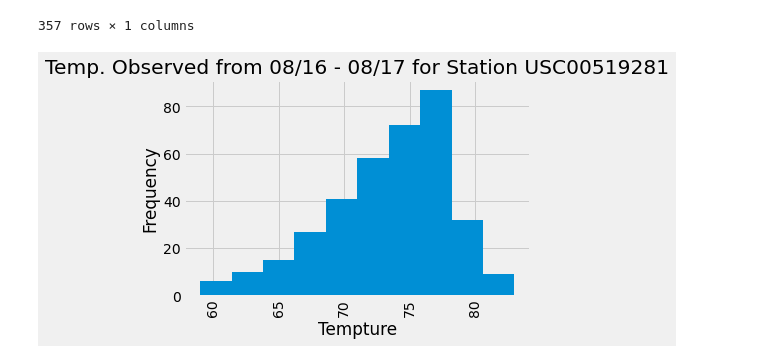
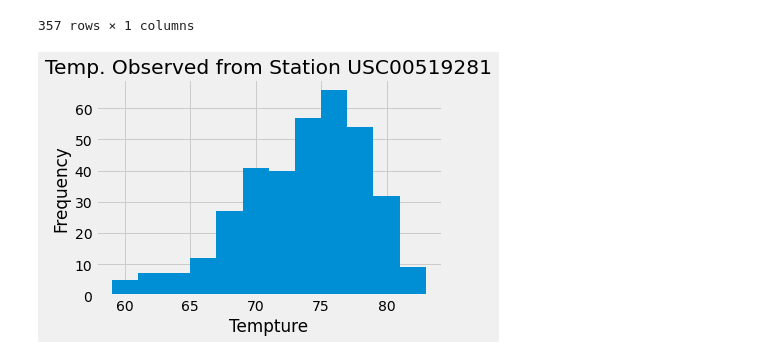
Before and after one commit to ccromperla/sqlalchemy_challenge, a Jupyter notebook: climate_analysis.ipynb, the cells around one changed output. Cells and saved outputs as stored; diff of their text form; code cells hidden in the pictures.

```diff
--- a/climate_analysis.ipynb
+++ b/climate_analysis.ipynb
@@ -269,15 +271,17 @@ station_temps
 | USC00519281 | 79.0 |
 357 rows × 1 columns
 # %%
-station_hist = station_temps.hist(column = 'tobs', by = 'station')
+station_hist = station_temps.hist(column = 'tobs', by = 'station', bins = 12)
 
 plt.xlabel('Tempture')
 plt.ylabel('Frequency')
-plt.title('Temp. Observed from 08/16 - 08/17 for Station USC00519281')
+plt.title('Temp. Observed from Station USC00519281')
+
+plt.xticks(rotation='horizontal')
 
 plt.show()
 # %% [output]
-[figure, old version]
+[figure, new version]
 # %%
 # Close seassion
 session.close()
```
Also changed, not shown: parts of 2 cells of this notebook, 1 other file.
